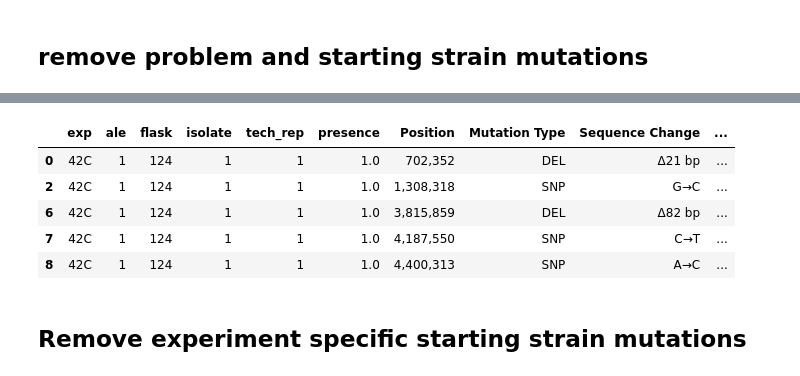
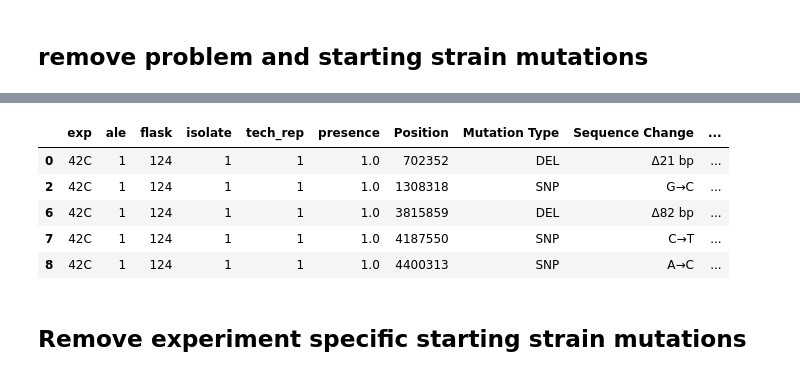
Before and after one commit to Aletechdev/ava, a Jupyter notebook: 1_aledb_mutation_df.ipynb, the cells around one changed output, grey strips where cells are left out. Cells and saved outputs as stored; diff of their text form; code cells hidden in the pictures.

```diff
--- a/1_aledb_mutation_df.ipynb
+++ b/1_aledb_mutation_df.ipynb
@@ -93,77 +93,85 @@ set(muts_df.exp)
  'tpi'}
 # %% [markdown]
 ## remove problem and starting strain mutations
+# %%
+# Different experiments have different strings for position (some with commas, some without), therefore going ahead and changing them all to integers
+muts_df.Position = muts_df.Position.apply(lambda x: int(str(x).replace(",","")))
+muts_df.Position = muts_df.Position.astype(int)
 # %%
 muts_df = muts_df[~(
-    ((muts_df.Gene == "gatC")
-     | (muts_df.Gene == "gatC, gatC"))
-    & ((muts_df.Position == "2,173,361")
-       | (muts_df.Position == "2,173,363")
-       | (muts_df.Position == "2,173,364"))
+# For whatever reason, the gene annotations can change between version of breseq or runs
+#     ((muts_df.Gene == "gatC")
+#      | (muts_df.Gene == "gatC, gatC"))
+    ((muts_df.Position == 2173361)
+       | (muts_df.Position == 2173363)
+       | (muts_df.Position == 2173364))
     & ((muts_df["Sequence Change"] == "Δ2 bp")
        | (muts_df["Sequence Change"] == "Δ1 bp"))
 )]
 
 muts_df = muts_df[~(
-    (muts_df.Gene == "[crl]")
-    & (muts_df.Position == "257,908")
+#     (muts_df.Gene == "[crl]")  # For whatever reason, the gene annotations can change between version of breseq or runs
+    (muts_df.Position == 257908)
     & (muts_df["Sequence Change"] == "Δ776 bp"))]
 
 muts_df = muts_df[~(
-    (muts_df.Gene == "insB1, insA")
-    & (muts_df.Position == "1,978,503")
+#     (muts_df.Gene == "insB1, insA")  # For whatever reason, the gene annotations can change between version of breseq or runs
+    (muts_df.Position == 1978503)
     & (muts_df["Sequence Change"] == "Δ776 bp"))]
 
 muts_df = muts_df[~(
-    (muts_df.Gene == "ychE, oppA")
-    & (muts_df.Position == "1,299,499")
+#     (muts_df.Gene == "ychE, oppA")  # For whatever reason, the gene annotations can change between version of breseq or runs
+    (muts_df.Position == 1299499)
     & (muts_df["Sequence Change"] == "Δ1,199 bp"))]
 
 muts_df = muts_df[~(
-    ((muts_df.Gene == "glpR")
-     | (muts_df.Gene == "glpR, glpR"))
-    & (muts_df.Position == "3,560,455")
+# For whatever reason, the gene annotations can change between version of breseq or runs
+#     ((muts_df.Gene == "glpR")
+#      | (muts_df.Gene == "glpR, glpR")
+#      | (muts_df.Gene == "glpR/glpR"))
+    (muts_df.Position == 3560455)
     & (muts_df["Sequence Change"] == "+G"))]
 
 muts_df = muts_df[~(
-    (muts_df.Gene == "gltP, yjcO")
-    & (muts_df.Position == "4,296,381")
+#     (muts_df.Gene == "gltP, yjcO")  # For whatever reason, the gene annotations can change between version of breseq or runs
+    (muts_df.Position == 4296381)
     & (muts_df["Sequence Change"] == "+GC"))]
 
 muts_df = muts_df[~(
-    (muts_df.Gene == "gltP, yjcO")
-    & (muts_df.Position == "4,296,380")
+#     (muts_df.Gene == "gltP, yjcO")  # For whatever reason, the gene annotations can change between version of breseq or runs
+    (muts_df.Position == 4296380)
     & (muts_df["Sequence Change"] == "+CG"))]
 
 muts_df = muts_df[~(
-    (muts_df.Gene == "insB1,insA")
-    & (muts_df.Position == "1,978,503")
+#     (muts_df.Gene == "insB1,insA")  # For whatever reason, the gene annotations can change between version of breseq or runs
+    (muts_df.Position == 1978503)
     & (muts_df["Sequence Change"] == "Δ776 bp"))]
 
 muts_df = muts_df[~(
-    ((muts_df.Gene == "insA/uspC") | (muts_df.Gene == "insA, uspC"))
-    & (muts_df.Position == "1,979,486")
+#     ((muts_df.Gene == "insA/uspC") | (muts_df.Gene == "insA, uspC"))  # For whatever reason, the gene annotations can change between version of breseq or runs
+    (muts_df.Position == 1979486)
     & (muts_df["Sequence Change"] == "IS5 (+) +4 bp"))]
 
-p = {'4,293,212',
- '4,293,403',
- '4,293,430',
- '4,296,060',
- '4,296,154',
- '4,296,189',
- '4,296,190',
- '4,296,191',
- '4,296,267',
- '4,296,268',
- '4,296,286',
- '4,296,380',
- '4,296,382'}
+
+p = {4293212,
+ 4293403,
+ 4293430,
+ 4296060,
+ 4296154,
+ 4296189,
+ 4296190,
+ 4296191,
+ 4296267,
+ 4296268,
+ 4296286,
+ 4296380,
+ 4296382}
 ch = {'+C', '+G', 'A→C', 'A→G', 'A→T', 'C→A', 'C→T', 'T→C'}
 muts_df = muts_df[~(
-    (muts_df.Gene == "gltP, yjcO")
-    & (muts_df["Position"].isin(p))
+#     (muts_df.Gene == "gltP, yjcO")
+    (muts_df["Position"].isin(p))
     & (muts_df["Sequence Change"].isin(ch))
        )]
 
-muts_df.head()
+display(len(muts_df), muts_df.head())
 # %% [output]
@@ -170,9 +179,9 @@ muts_df.head()
 |  | exp | ale | flask | isolate | tech_rep | presence | Position | Mutation Type | Sequence Change | ... |
-| 0 | 42C | 1 | 124 | 1 | 1 | 1.0 | 702,352 | DEL | Δ21 bp | ... |
-| 2 | 42C | 1 | 124 | 1 | 1 | 1.0 | 1,308,318 | SNP | G→C | ... |
-| 6 | 42C | 1 | 124 | 1 | 1 | 1.0 | 3,815,859 | DEL | Δ82 bp | ... |
-| 7 | 42C | 1 | 124 | 1 | 1 | 1.0 | 4,187,550 | SNP | C→T | ... |
-| 8 | 42C | 1 | 124 | 1 | 1 | 1.0 | 4,400,313 | SNP | A→C | ... |
+| 0 | 42C | 1 | 124 | 1 | 1 | 1.0 | 702352 | DEL | Δ21 bp | ... |
+| 2 | 42C | 1 | 124 | 1 | 1 | 1.0 | 1308318 | SNP | G→C | ... |
+| 6 | 42C | 1 | 124 | 1 | 1 | 1.0 | 3815859 | DEL | Δ82 bp | ... |
+| 7 | 42C | 1 | 124 | 1 | 1 | 1.0 | 4187550 | SNP | C→T | ... |
+| 8 | 42C | 1 | 124 | 1 | 1 | 1.0 | 4400313 | SNP | A→C | ... |
 # %% [markdown]
 ## Remove experiment specific starting strain mutations
 # %%
```
Also changed, not shown: parts of 7 cells of this notebook.
